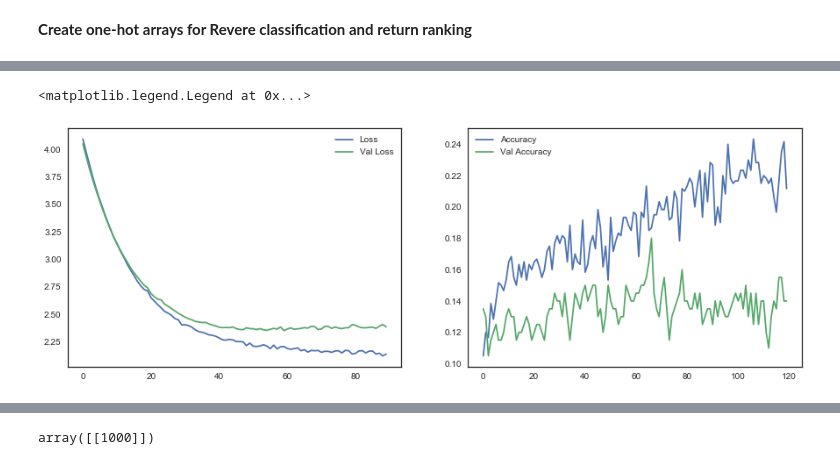
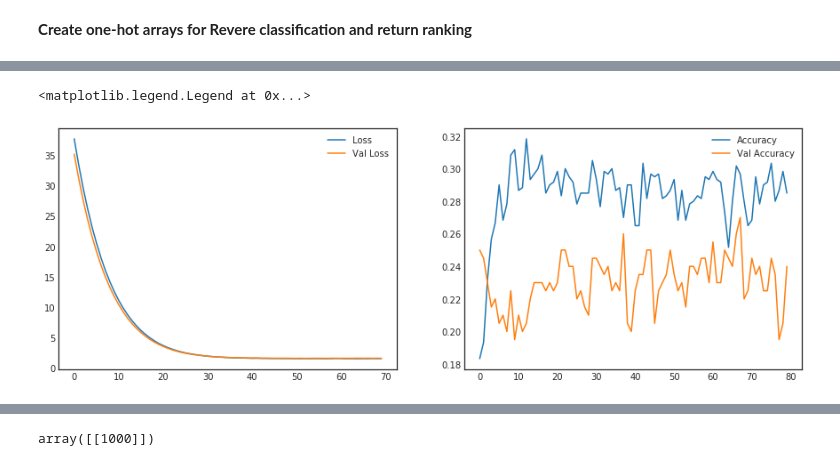
Before and after one commit to owenau/HK-Composite, a Jupyter notebook: HS Composite LSTM.ipynb, the cells around one changed output, grey strips where cells are left out. Saved outputs shown, nothing was run; the diff lists cells and outputs as text; code cells hidden in the pictures.

```diff
--- a/HS Composite LSTM.ipynb
+++ b/HS Composite LSTM.ipynb
@@ -174,7 +175,7 @@ x_data_reshaped, y_data_reshaped, returns_reshaped = reshape_data(all_data, bins
 #x_data_reshaped = x_data_reshaped[np.sum(returns_reshaped, axis = (1,2))!=0,:,:]
 #y_data_reshaped = y_data_reshaped[np.sum(returns_reshaped, axis = (1,2))!=0,:,:]
 # %%
-y_data_reshaped = y_data_reshaped[:,-1,:] #last return of each sequence (for return_sequences = False)
+if ret_seq == False: y_data_reshaped = y_data_reshaped[:,-1,:] #last return of each sequence (for return_sequences = False)
 # %%
 #shuffle = np.random.permutation(x_data_reshaped.shape[0])
 shuffle = np.arange(x_data_reshaped.shape[0])
@@ -205,15 +206,15 @@ def create_model(dropout_1 = 0, dropout_2 = 0, l2_1 = 0, l2_2 = 0, lr = 0.001, n
 
     model = Sequential()
 
-    model.add(LSTM(50, input_shape = (32, 36), return_sequences=True, dropout=dropout_1,
+    model.add(LSTM(100, input_shape = (32, 36), return_sequences=True, dropout=dropout_1,
                    kernel_regularizer=regularizers.l2(l2_1)))
     #kernel_regularizer=regularizers.l2(0.1)
 
 
-    model.add(LSTM(50, dropout=dropout_2,return_sequences=False, kernel_regularizer=regularizers.l2(l2_2)))
+    model.add(LSTM(100, dropout=dropout_2,return_sequences=ret_seq, kernel_regularizer=regularizers.l2(l2_2)))
     #model.add(Dropout(0.1))
 
-    model.add(Dense(50, activation='relu'))#, kernel_regularizer=regularizers.l2(0.3)))
+    #model.add(Dense(100, activation='relu'))#, kernel_regularizer=regularizers.l2(0.3)))
 
     if num_classes == 2:
         model.add(Dense(1, activation='sigmoid'))
@@ -228,8 +229,8 @@ def create_model(dropout_1 = 0, dropout_2 = 0, l2_1 = 0, l2_2 = 0, lr = 0.001, n
 
     return model
 # %%
-model = create_model(0.3,0.3,0.09,0.09, 0.0003, bins)
+model = create_model(0.3,0.36,0.3,0.3, 0.0004, bins)
 # %%
-result = model.fit(x_train, y_train, epochs=40, batch_size=64, verbose=2, validation_data = (x_dev, y_dev))
+result = model.fit(x_train, y_train, epochs=50, batch_size=64, verbose=2, validation_data = (x_dev, y_dev))
 # %% [output]
 Train on 600 samples, validate on 200 samples
@@ -252,24 +277,24 @@ Epoch 40/40
 # %%
 plt.figure(figsize = (15,5))
 sns.set_style("white")
 
 plt.subplot(121)
-plt.plot(result.history['loss'][30:])
-plt.plot(result.history['val_loss'][30:])
+plt.plot(result.history['loss'][10:])
+plt.plot(result.history['val_loss'][10:])
 plt.legend(['Loss', 'Val Loss'])
 
 plt.subplot(122)
 plt.plot(result.history['categorical_accuracy'])
 plt.plot(result.history['val_categorical_accuracy'])
 plt.legend(['Accuracy', 'Val Accuracy'])
 
 #plt.subplot(223)
 #plt.plot(result.history['precision'])
 #plt.plot(result.history['val_precision'])
 #plt.legend(['Precision', 'Val Precision']);
 # %% [output]
 <matplotlib.legend.Legend at 0x...>
-[figure, old version]
+[figure, new version]
 # %%
 y_pred = model.predict(x_test)
 metrics.confusion_matrix(y_test.argmax(1), y_pred.argmax(1))
```
Also changed, not shown: parts of 10 cells of this notebook.
